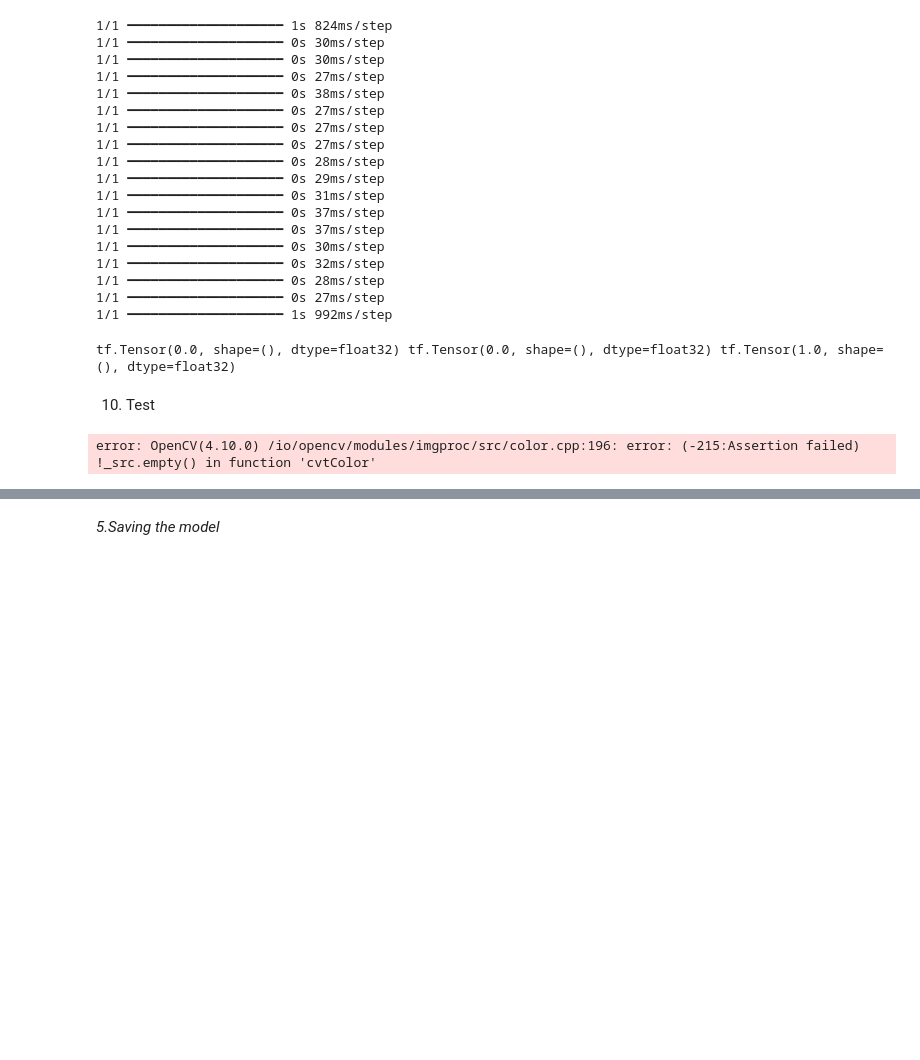
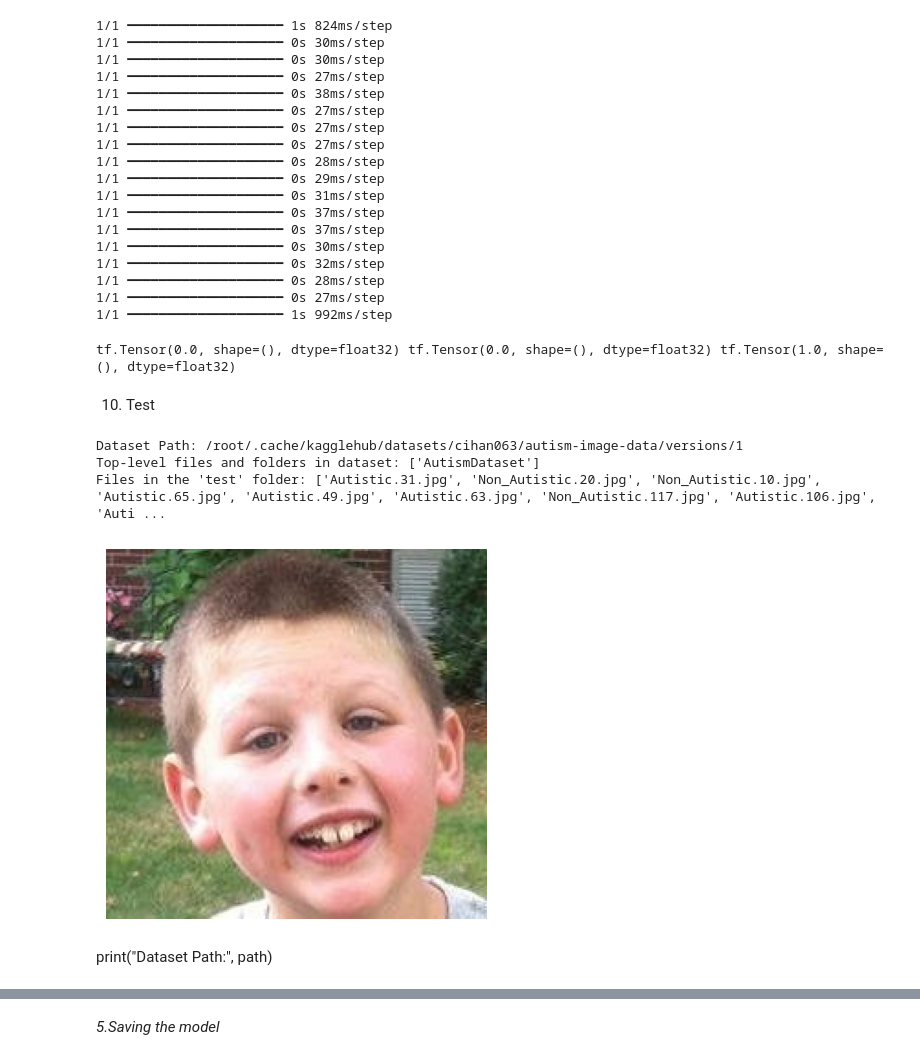
Before and after one commit to raghavmehta1/Accredian-backend-task, a Jupyter notebook: Autism_original.ipynb, the cells around one changed output, grey strips where cells are left out. Drawn from its saved outputs; the diff is of its cells as text; code cells hidden in the pictures; blank space fills up the shorter version.

```diff
--- a/Autism_original.ipynb
+++ b/Autism_original.ipynb
@@ -308,19 +308,44 @@ tf.Tensor(0.0, shape=(), dtype=float32) tf.Tensor(0.0, shape=(), dtype=float32)
 10. Test
 # %%
 import cv2 as cv2
-# %%
-import cv2
-import matplotlib.pyplot as plt
-
-# Read the image in BGR format using OpenCV
-img = cv2.imread('/content/drive/MyDrive/AutismDataset/test/Autistic.134.jpg')
-
-# Convert the image from BGR to RGB format
-img_rgb = cv2.cvtColor(img, cv2.COLOR_BGR2RGB)
-
-# Display the image using matplotlib
-plt.imshow(img_rgb)
-plt.axis('off')  # Hide axis for better visualization
-plt.show()
-# %% [output]
-error: OpenCV(4.10.0) /io/opencv/modules/imgproc/src/color.cpp:196: error: (-215:Assertion failed) !_src.empty() in function 'cvtColor'
+# %%
+import kagglehub
+import os
+import cv2
+import matplotlib.pyplot as plt
+
+# Download the dataset from Kaggle and get the path
+path = kagglehub.dataset_download("cihan063/autism-image-data")
+
+# Print the dataset path and check the top-level structure
+print("Dataset Path:", path)
+print("Top-level files and folders in dataset:", os.listdir(path))  # List the contents
+
+# Check the structure of the 'test' folder
+test_dir = os.path.join(path, 'AutismDataset', 'test')
+if os.path.exists(test_dir):
+    print(f"Files in the 'test' folder: {os.listdir(test_dir)}")
+else:
+    print(f"'test' folder does not exist. Please check the directory structure.")
+
+# Define the image path within the downloaded dataset
+img_path = os.path.join(test_dir, "Autistic.134.jpg")
+
+# Ensure the image exists at the specified path
+if os.path.exists(img_path):
+    # Read and display the image
+    img = cv2.imread(img_path)  # Read image using OpenCV
+    img_rgb = cv2.cvtColor(img, cv2.COLOR_BGR2RGB)  # Convert to RGB for correct display
+
+    plt.imshow(img_rgb)
+    plt.axis('off')
+    plt.show()
+else:
+    print(f"Image {img_path} not found. Please verify the image name and path.")
+# %% [output]
+Dataset Path: /root/.cache/kagglehub/datasets/cihan063/autism-image-data/versions/1
+Top-level files and folders in dataset: ['AutismDataset']
+Files in the 'test' folder: ['Autistic.31.jpg', 'Non_Autistic.20.jpg', 'Non_Autistic.10.jpg', 'Autistic.65.jpg', 'Autistic.49.jpg', 'Autistic.63.jpg', 'Non_Autistic.117.jpg', 'Autistic.106.jpg', 'Auti ...
+[figure, added]
+# %% [markdown]
+print("Dataset Path:", path)
```
Also changed, not shown: parts of 6 cells of this notebook.
